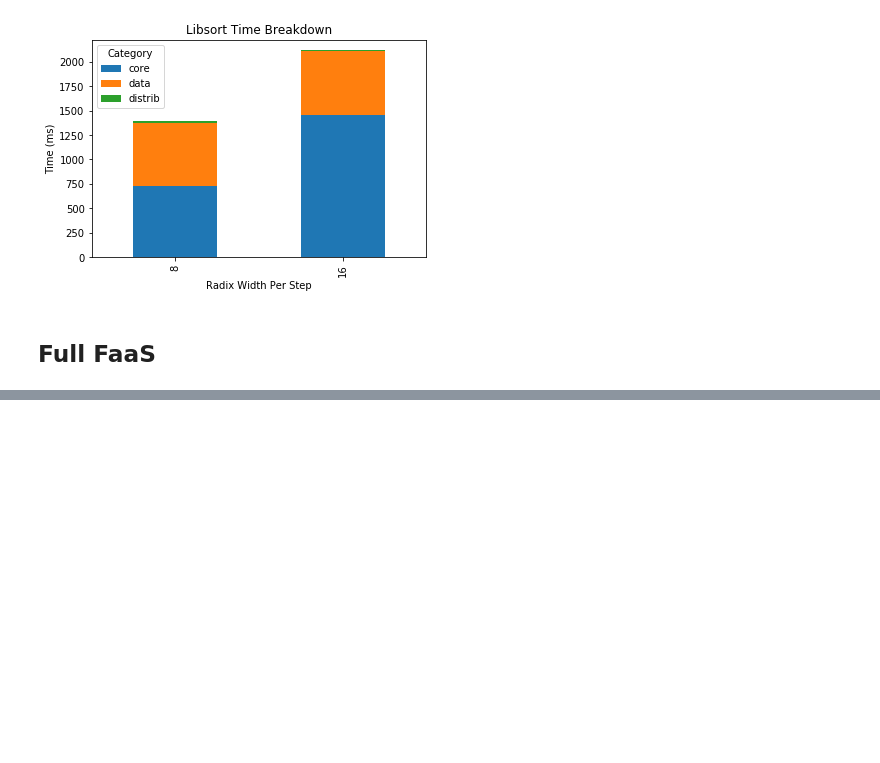
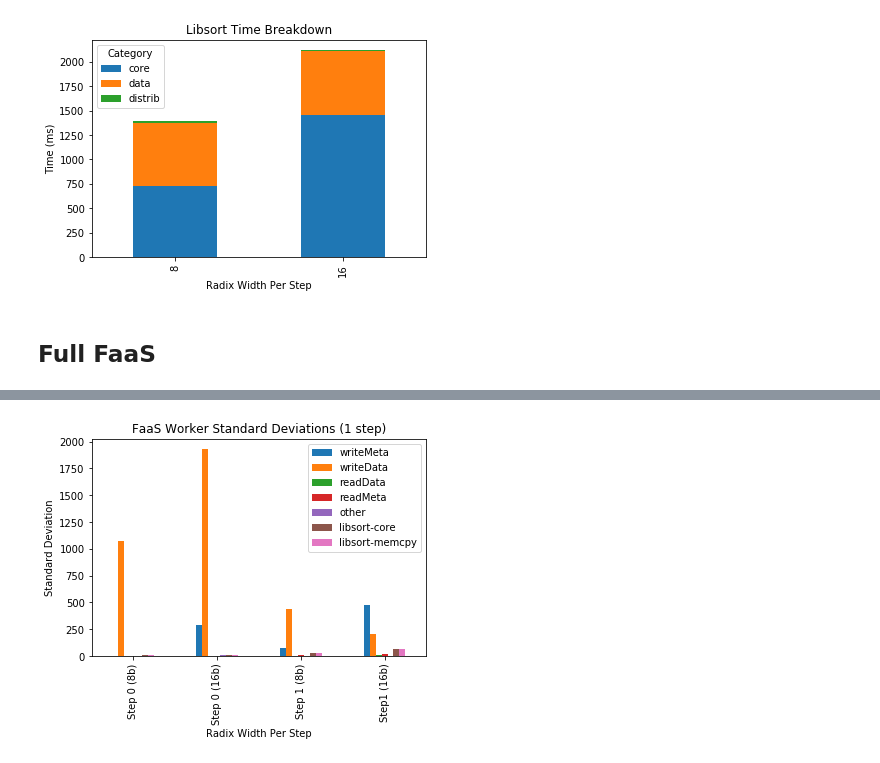
Before and after one commit to jssmith/gpu-radix-sort, a Jupyter notebook: analysis/Radix Sort Analysis.ipynb, the cells around one changed output, grey strips where cells are left out. Cells and saved outputs as stored; diff of their text form; code cells hidden in the pictures; blank space fills up the shorter version.

```diff
--- a/analysis/Radix Sort Analysis.ipynb
+++ b/analysis/Radix Sort Analysis.ipynb
@@ -147,0 +174,11 @@ Still, there are some clear trends. Read metadata handling more than doubles in
+# %%
+pltDf = pd.DataFrame([stds['8b']['First'], stds['16b']['First'], stds['8b']['Middle'], stds['16b']['Middle']], index=["Step 0 (8b)", "Step 0 (16b)", "Step 1 (8b)", "Step1 (16b)"])
+ax = pltDf.plot.bar()
+
+ax.set_xlabel("Radix Width Per Step")
+ax.set_ylabel("Standard Deviation")
+ax.set_title("FaaS Worker Standard Deviations (1 step)")
+ax.legend(bbox_to_anchor=(1.0, 1.0))
+# ax.get_figure().savefig("faasStds.png", dpi=300, bbox_inches = "tight")
+# %% [output]
+[figure, added]
```
Also changed, not shown: parts of 7 cells of this notebook, 25 other files.
